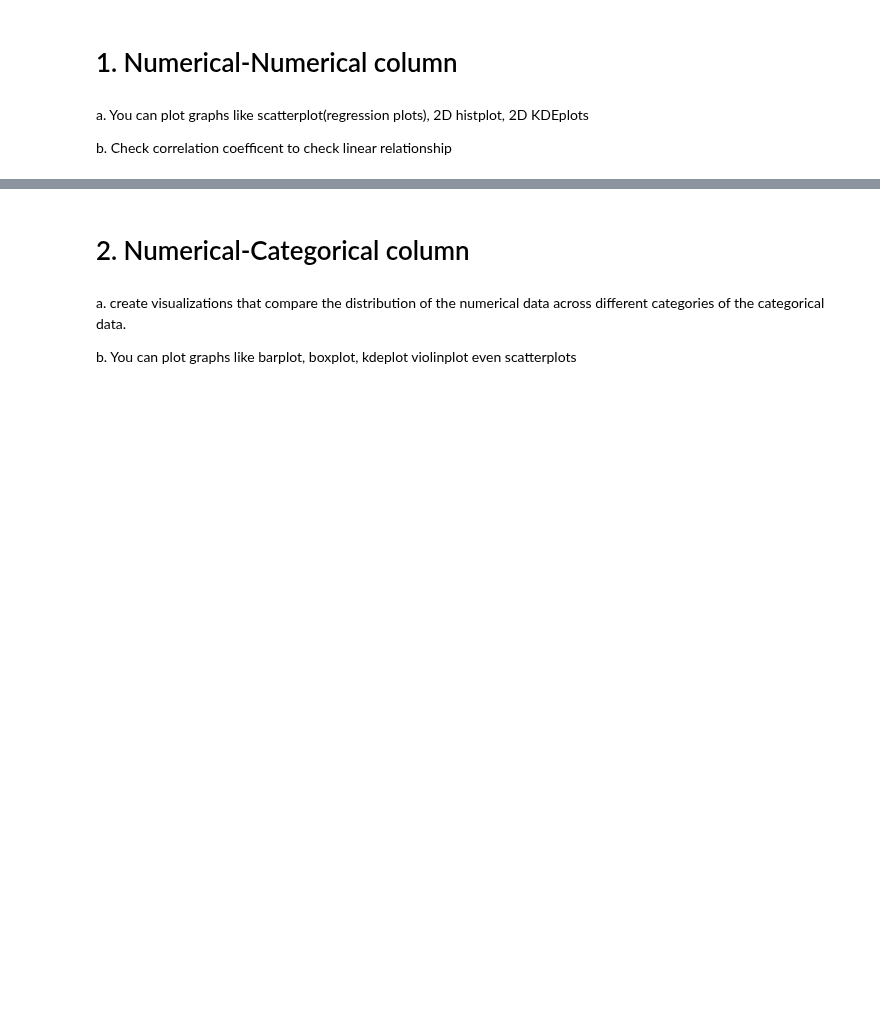
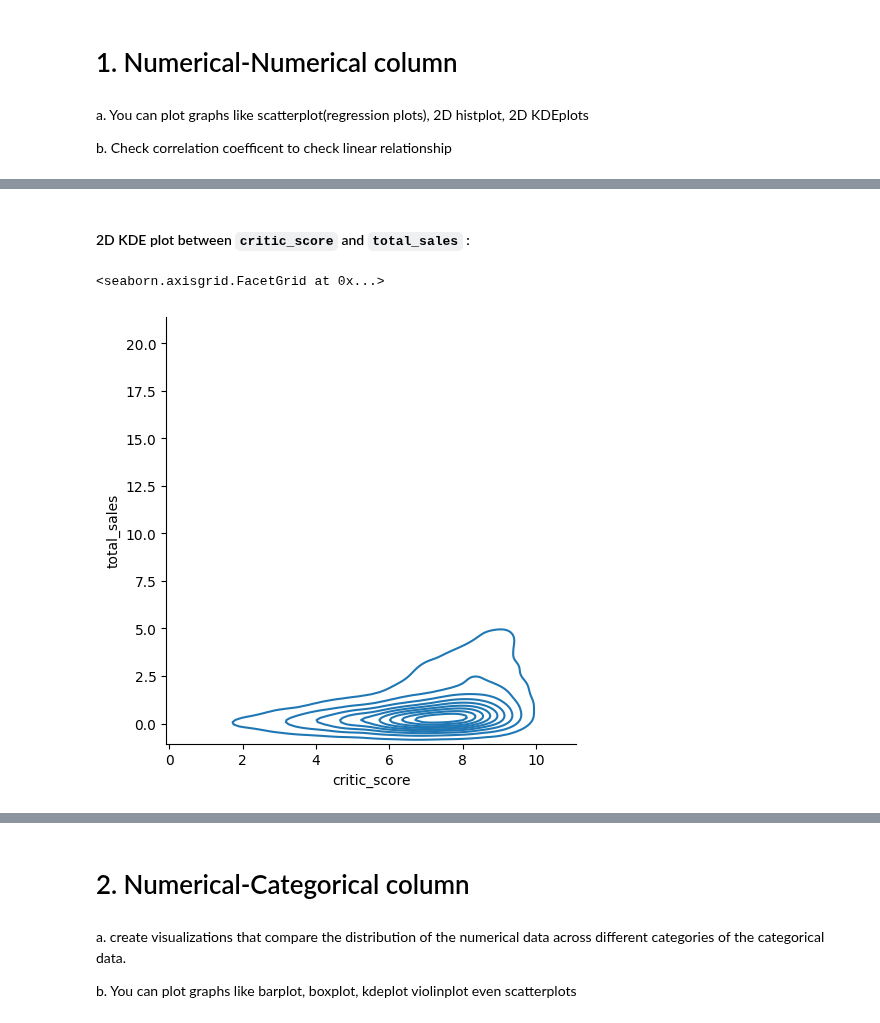
Before and after one commit to Codage-of-Param/100-Days, a Jupyter notebook: Day-21/EDA_bivariate.ipynb, the cells around one changed output, grey strips where cells are left out. Drawn from its saved outputs; the diff is of its cells as text; code cells hidden in the pictures; blank space fills up the shorter version.

```diff
--- a/Day-21/EDA_bivariate.ipynb
+++ b/Day-21/EDA_bivariate.ipynb
@@ -12,0 +50,8 @@ b. Check correlation coefficent to check linear relationship
+# %% [markdown]
+#### 2D KDE plot between `critic_score` and `total_sales` :
+# %%
+sns.displot(data=df, x='critic_score',y='total_sales', kind='kde')
+# Nearly at point 7 all lines are near to each other it shows the mean/median for this particular data
+# %% [output]
+<seaborn.axisgrid.FacetGrid at 0x...>
+[figure, added]
```
Also changed, not shown: parts of 25 cells of this notebook.
